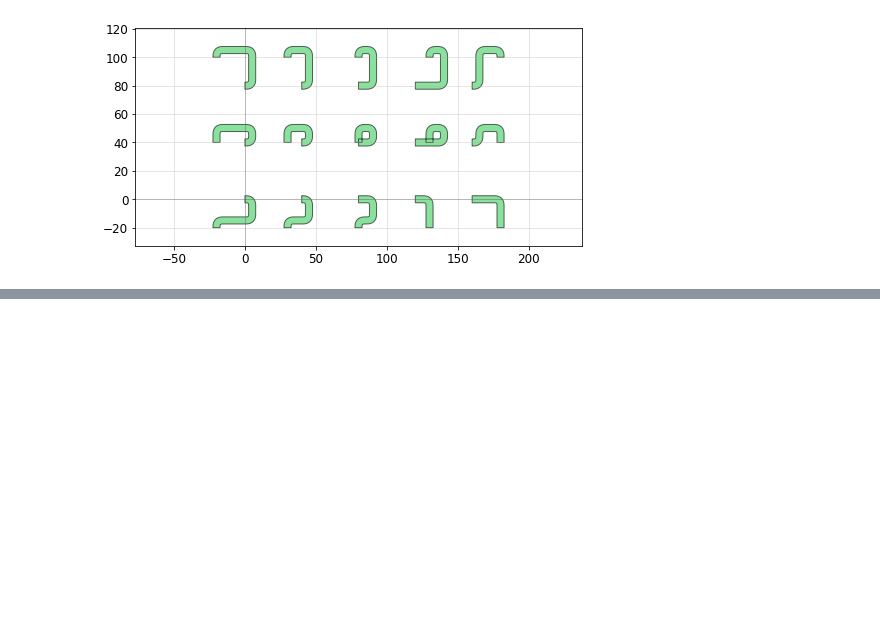
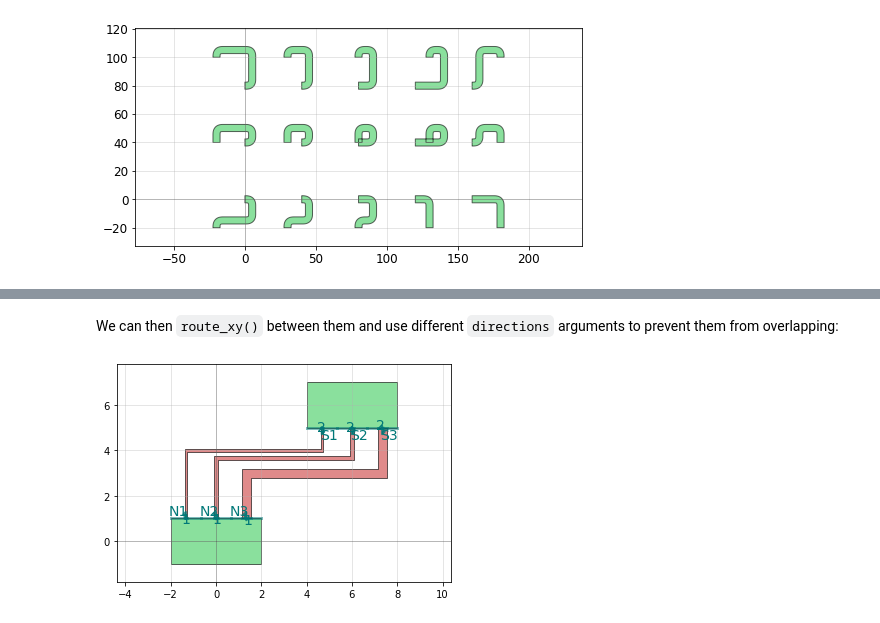
Before and after one commit to amccaugh/phidl, a Jupyter notebook: docs/tutorials/routing.ipynb, the cells around one changed output, grey strips where cells are left out. Saved outputs shown, nothing was run; the diff lists cells and outputs as text; code cells hidden in the pictures; blank space fills up the shorter version.

Commit message:
Added route_xy() and path_xy()

```diff
--- a/docs/tutorials/routing.ipynb
+++ b/docs/tutorials/routing.ipynb
@@ -308,0 +331,12 @@ qp(D)
+# %% [markdown]
+We can then `route_xy()` between them and use different `directions` arguments to prevent them from overlapping:
+# %%
+D.add_ref( pr.route_xy(port1 = c1.ports['N1'], port2 = c2.ports['S1'],
+    directions = 'yyyxy', width = 0.1, layer = 2) )
+D.add_ref( pr.route_xy(port1 = c1.ports['N2'], port2 = c2.ports['S2'],
+    directions = 'yyxy',  width = 0.2, layer = 2) )
+D.add_ref( pr.route_xy(port1 = c1.ports['N3'], port2 = c2.ports['S3'],
+    directions = 'yxy',   width = 0.4, layer = 2) )
+qp(D)
+# %% [output]
+[figure, added]
```
Also changed, not shown: parts of 3 cells of this notebook, 1 other file.
